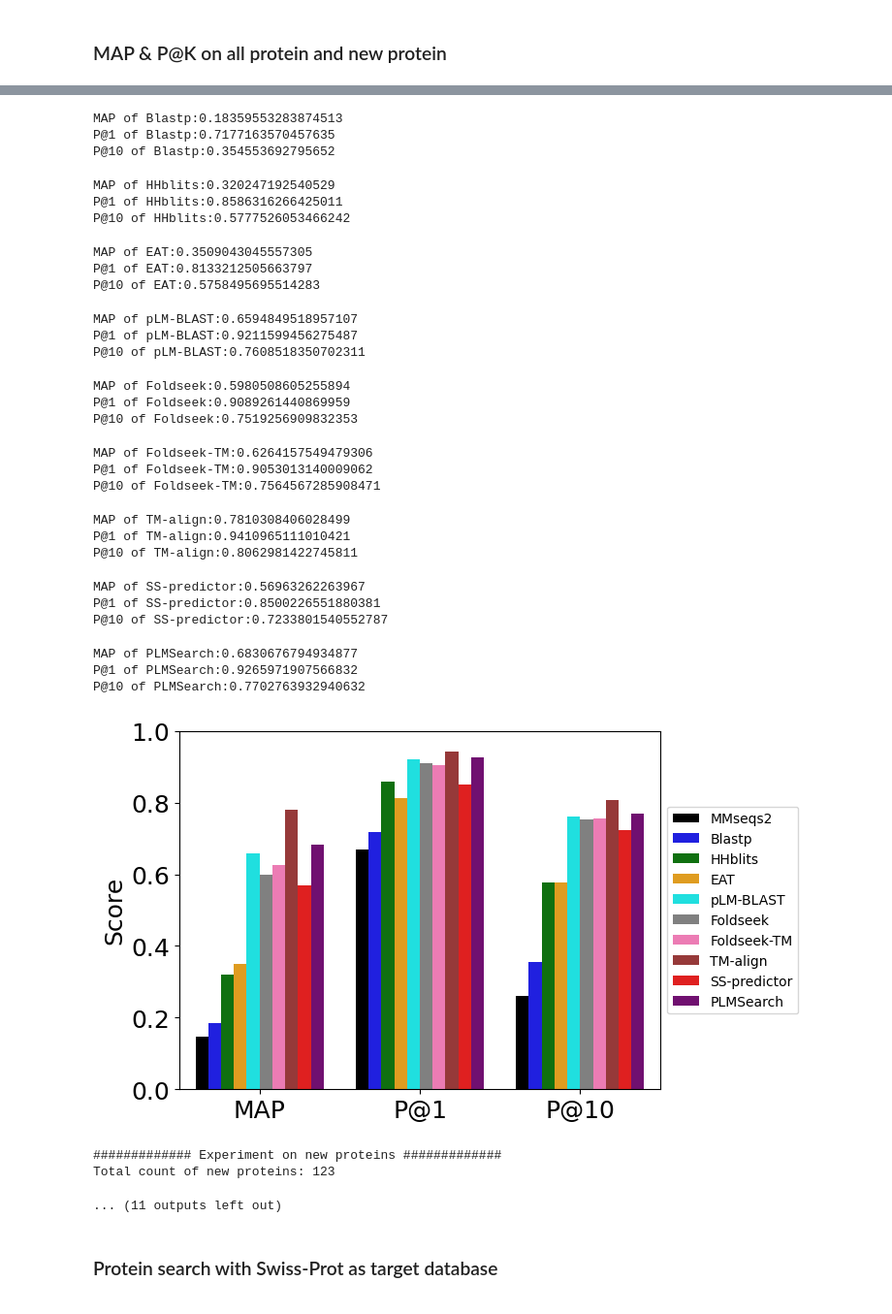
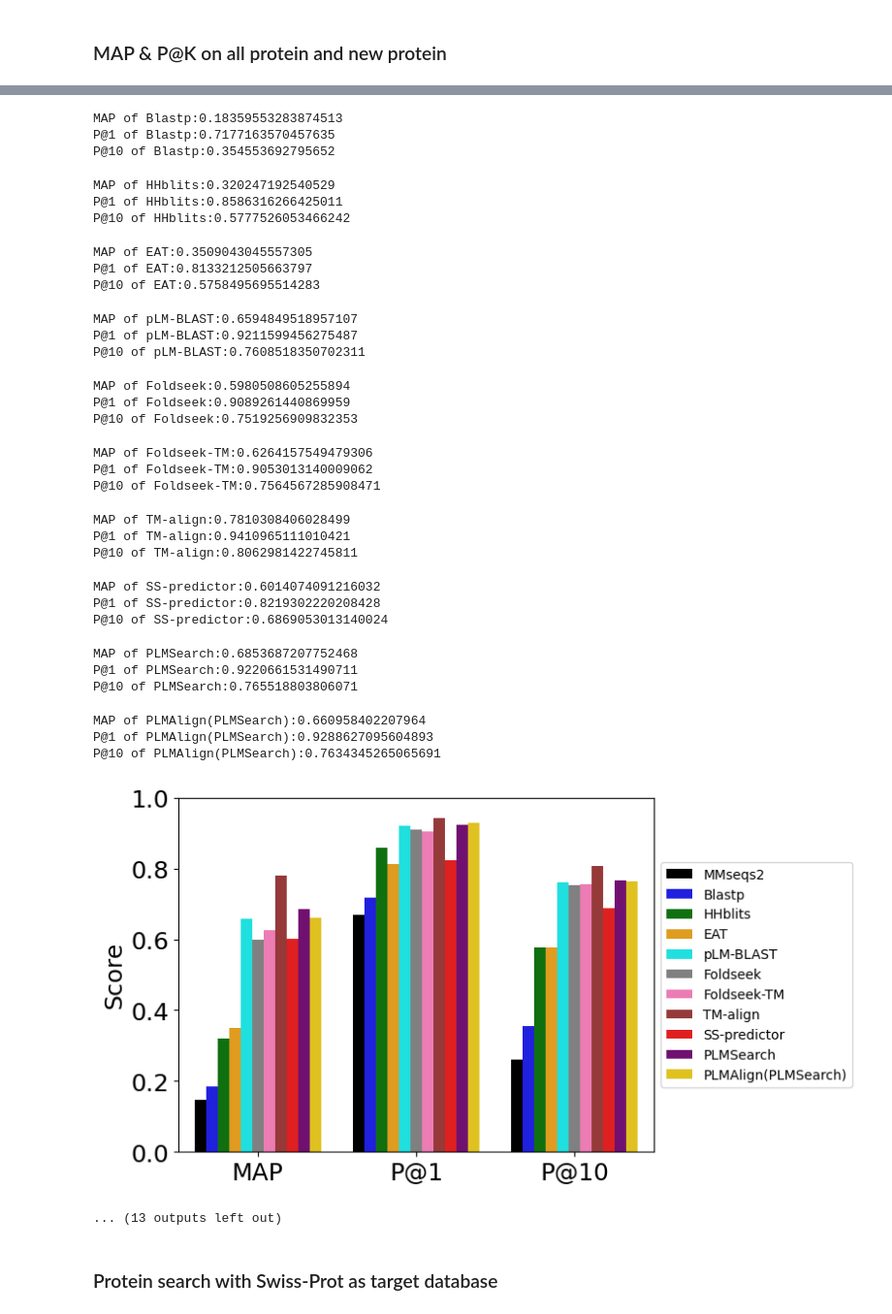
Before and after one commit to maovshao/PLMSearch, a Jupyter notebook: main.ipynb, the cells around one changed output, grey strips where cells are left out. Shown at 97% size. Drawn from its saved outputs; the diff is of its cells as text; code cells hidden in the pictures.

```diff
--- a/main.ipynb
+++ b/main.ipynb
@@ -138,8 +141,6 @@ AUPR for PLMSearch    (Fold): 0.3120473874680405
 # %% [markdown]
 ### MAP & P@K on all protein and new protein
 # %%
-import sys
-sys.path.append("./plmsearch/")
 import json
 from plmsearch.plmsearch_util.statistics_util import get_input_output, map_pk, map_pk_plot
 
@@ -153,7 +154,8 @@ todo_name_list = [
     "foldseek_tm",
     "tmaln",
     "ss_predictor",
-    "plmsearch"
+    "plmsearch",
+    "plmalign_plmsearch"
 ]
 color_dict = {
     "MMseqs2": "black",
@@ -165,9 +167,10 @@ color_dict = {
     "Foldseek-TM": "#FF69B4",
     "TM-align": "brown",
     "SS-predictor": "red",
-    "PLMSearch": "purple"
+    "PLMSearch": "purple",
+    "PLMAlign(PLMSearch)": "gold"
 }
-method_list = ["MMseqs2", "Blastp", "HHblits", "EAT", "pLM-BLAST", "Foldseek", "Foldseek-TM", "TM-align", "SS-predictor", "PLMSearch"]
+method_list = ["MMseqs2", "Blastp", "HHblits", "EAT", "pLM-BLAST", "Foldseek", "Foldseek-TM", "TM-align", "SS-predictor", "PLMSearch", "PLMAlign(PLMSearch)"]
 
 todo_dir_list = ["./plmsearch_data/scope_test/search_result/"]
 same_fold_mat = "./plmsearch_data/scope_test/same_fold_mat.npy"
@@ -190,43 +193,44 @@ for protein_id, pfam_data in pfam_result.items():
         special_protein_list.append(protein_id)
 print(f"############# Experiment on new proteins #############")
 print(f"Total count of new proteins: {len(special_protein_list)}")
 df_dict_2 = map_pk(same_fold_mat, query_protein_fasta_path, target_protein_fasta_path, todo_file_list, method_list, k_list, special_protein_list=special_protein_list)
 map_pk_plot(df_dict_2, color_dict, legend=True)
 # %% [output]
 MAP of MMseqs2:0.14763650587730087
 P@1 of MMseqs2:0.6683280471227911
 P@10 of MMseqs2:0.2608971454463088
 MAP of Blastp:0.18359553283874513
 P@1 of Blastp:0.7177163570457635
 P@10 of Blastp:0.354553692795652
 MAP of HHblits:0.320247192540529
 P@1 of HHblits:0.8586316266425011
 P@10 of HHblits:0.5777526053466242
 MAP of EAT:0.3509043045557305
 P@1 of EAT:0.8133212505663797
 P@10 of EAT:0.5758495695514283
 MAP of pLM-BLAST:0.6594849518957107
 P@1 of pLM-BLAST:0.9211599456275487
 P@10 of pLM-BLAST:0.7608518350702311
 MAP of Foldseek:0.5980508605255894
 P@1 of Foldseek:0.9089261440869959
 P@10 of Foldseek:0.7519256909832353
 MAP of Foldseek-TM:0.6264157549479306
 P@1 of Foldseek-TM:0.9053013140009062
 P@10 of Foldseek-TM:0.7564567285908471
 MAP of TM-align:0.7810308406028499
 P@1 of TM-align:0.9410965111010421
 P@10 of TM-align:0.8062981422745811
-MAP of SS-predictor:0.56963262263967
-P@1 of SS-predictor:0.8500226551880381
-P@10 of SS-predictor:0.7233801540552787
+MAP of SS-predictor:0.6014074091216032
+P@1 of SS-predictor:0.8219302220208428
+P@10 of SS-predictor:0.6869053013140024
-MAP of PLMSearch:0.6830676794934877
-P@1 of PLMSearch:0.9265971907566832
-P@10 of PLMSearch:0.7702763932940632
+MAP of PLMSearch:0.6853687207752468
+P@1 of PLMSearch:0.9220661531490711
+P@10 of PLMSearch:0.765518803806071
+MAP of PLMAlign(PLMSearch):0.660958402207964
+P@1 of PLMAlign(PLMSearch):0.9288627095604893
+P@10 of PLMAlign(PLMSearch):0.7634345265065691
-[figure, old version]
+[figure, new version]
-############# Experiment on new proteins #############
-Total count of new proteins: 123
-... (11 outputs left out)
+... (13 outputs left out)
 # %% [markdown]
 ### Protein search with Swiss-Prot as target database
 # %%
```
Also changed, not shown: parts of 19 cells of this notebook, 44 other files.
